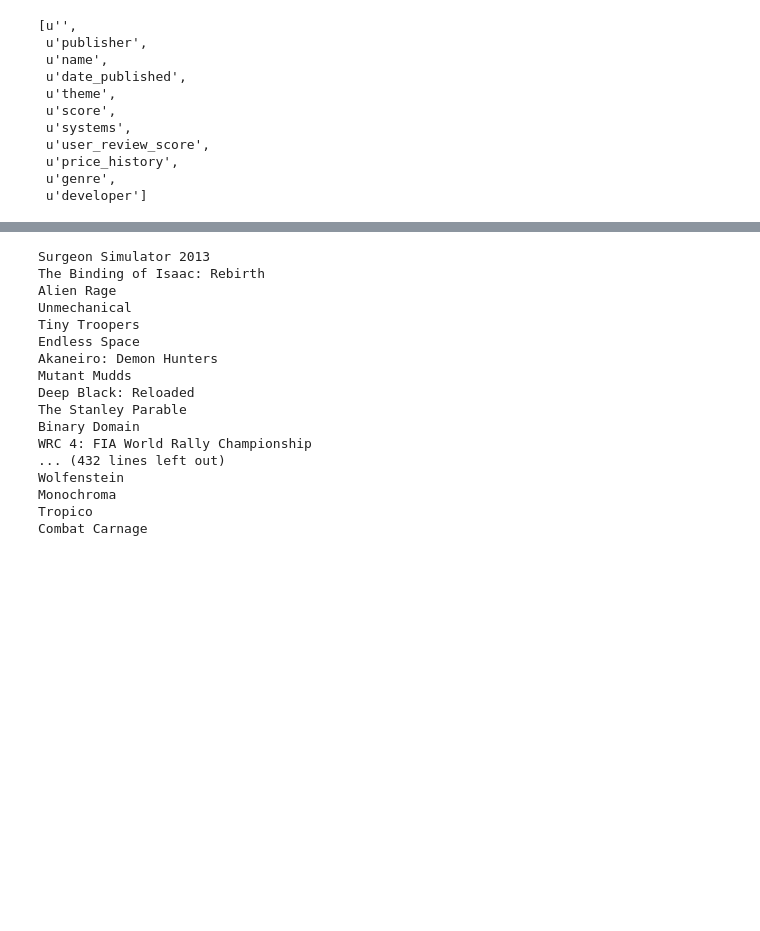
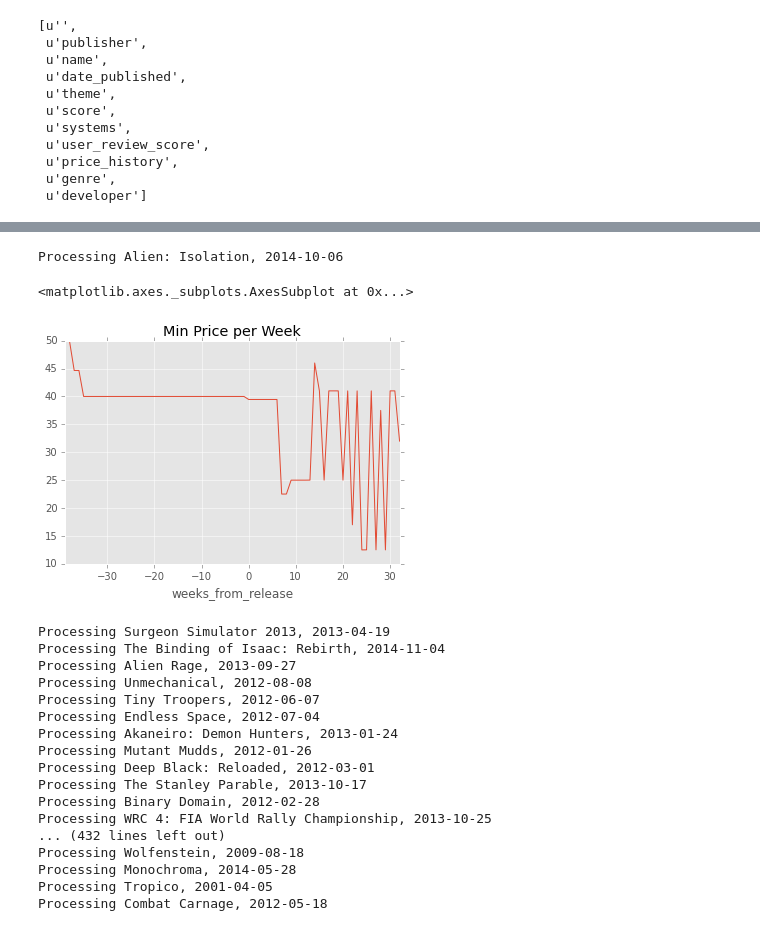
Before and after one commit to madnoodles/Krobelus, a Jupyter notebook: game_data_analysis.ipynb, the cells around one changed output, grey strips where cells are left out. Saved outputs shown, nothing was run; the diff lists cells and outputs as text; code cells hidden in the pictures; blank space fills up the shorter version.

```diff
--- a/game_data_analysis.ipynb
+++ b/game_data_analysis.ipynb
@@ -165,27 +281,36 @@ s.set_index('weeks_from_release').pct_off.plot()
+# %%
+clean_up_sales_data('Alien: Isolation').set_index('weeks_from_release').price.plot(title='Min Price per Week')
+
+## this has problematic starting price?
+# %% [output]
+Processing Alien: Isolation, 2014-10-06
+<matplotlib.axes._subplots.AxesSubplot at 0x...>
+[figure, added]
 # %%
 # Now process all the games
+# This takes a while, you can use the master.csv
 pieces = []
 for k,v in data.iteritems():
-    print k
+    #print k
     pieces.append(clean_up_sales_data(k))
 # %% [output]
-Surgeon Simulator 2013
-The Binding of Isaac: Rebirth
-Alien Rage
-Unmechanical
-Tiny Troopers
-Endless Space
-Akaneiro: Demon Hunters
-Mutant Mudds
-Deep Black: Reloaded
-The Stanley Parable
-Binary Domain
-WRC 4: FIA World Rally Championship
+Processing Surgeon Simulator 2013, 2013-04-19
+Processing The Binding of Isaac: Rebirth, 2014-11-04
+Processing Alien Rage, 2013-09-27
+Processing Unmechanical, 2012-08-08
+Processing Tiny Troopers, 2012-06-07
+Processing Endless Space, 2012-07-04
+Processing Akaneiro: Demon Hunters, 2013-01-24
+Processing Mutant Mudds, 2012-01-26
+Processing Deep Black: Reloaded, 2012-03-01
+Processing The Stanley Parable, 2013-10-17
+Processing Binary Domain, 2012-02-28
+Processing WRC 4: FIA World Rally Championship, 2013-10-25
 ... (432 lines left out)
-Wolfenstein
-Monochroma
-Tropico
-Combat Carnage
+Processing Wolfenstein, 2009-08-18
+Processing Monochroma, 2014-05-28
+Processing Tropico, 2001-04-05
+Processing Combat Carnage, 2012-05-18
 # %%
 
 master = pd.concat(pieces)
```
Also changed, not shown: parts of 24 cells of this notebook, 2 other files.
